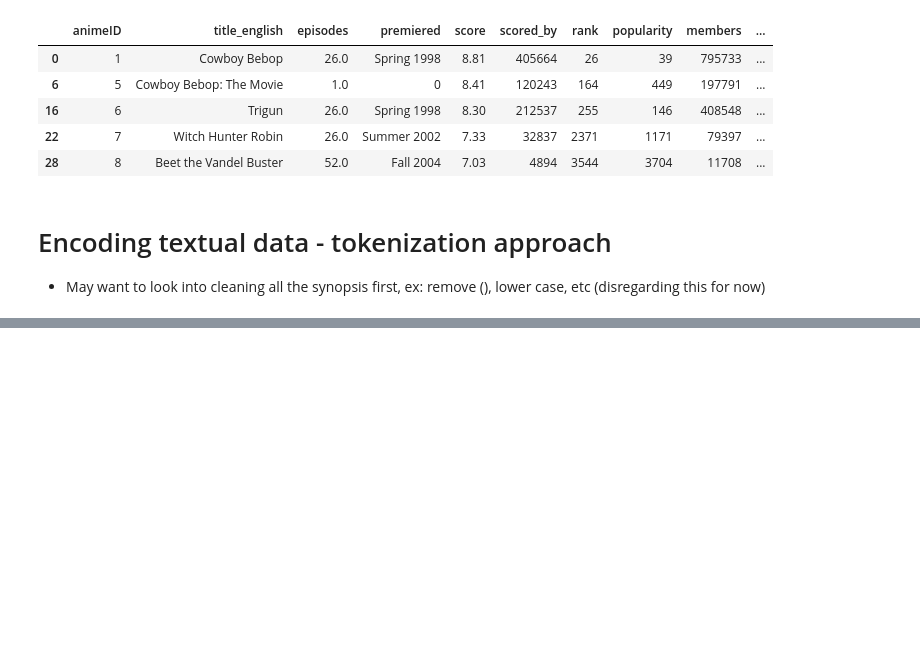
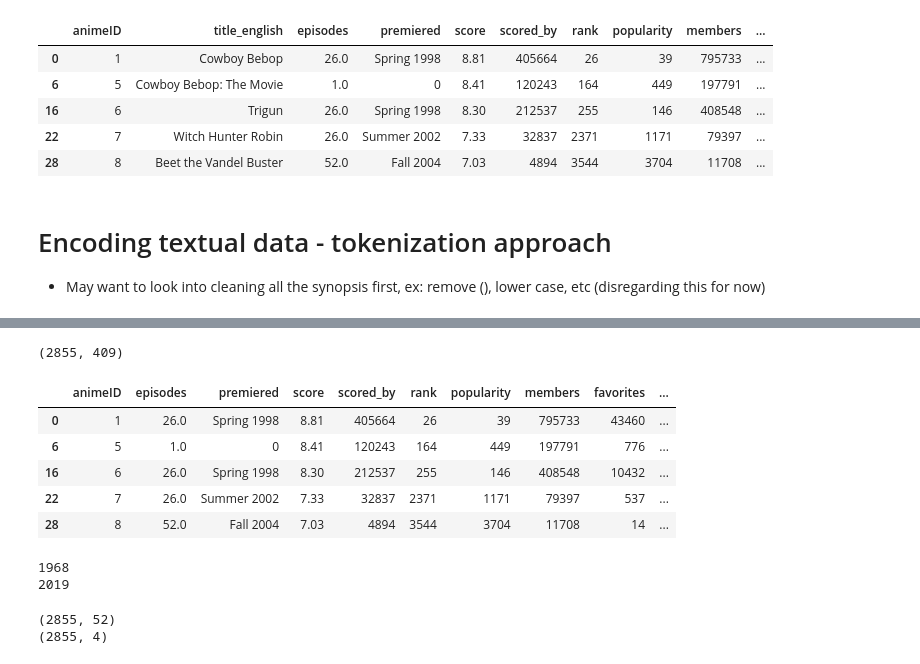
Before and after one commit to KWellesly/ML4Anime, a Jupyter notebook: data_cleaning.ipynb, the cells around one changed output, grey strips where cells are left out. Drawn from its saved outputs; the diff is of its cells as text; code cells hidden in the pictures; blank space fills up the shorter version.

Commit message:
some stuff for data_cleaning! one-hot encoding for premiered season and year

```diff
--- a/data_cleaning.ipynb
+++ b/data_cleaning.ipynb
@@ -347,3 +355,5 @@ padded_synopsis.shape
 # %%
 # load pretrained google word2vec model
-model = gensim.models.KeyedVectors.load_word2vec_format('./data/GoogleNews-vectors-negative300.bin.gz', binary=True)
+pretrained_path = 'https://s3.amazonaws.com/dl4j-distribution/GoogleNews-vectors-negative300.bin.gz'
+model = gensim.models.KeyedVectors.load_word2vec_format(pretrained_path, binary=True)
+# model = gensim.models.KeyedVectors.load_word2vec_format('./data/GoogleNews-vectors-negative300.bin.gz', binary=True)
@@ -375,0 +394,43 @@ reduced_df.head()
+# %%
+simp_cols = [col for col in list(reduced_df.columns) if ((col != 'title_english') & (col != 'synopsis'))]
+more_reduced_df = reduced_df[simp_cols]
+print(more_reduced_df.shape)
+more_reduced_df.head()
+# %% [output]
+(2855, 409)
+|  | animeID | episodes | premiered | score | scored_by | rank | popularity | members | favorites | ... |
+| 0 | 1 | 26.0 | Spring 1998 | 8.81 | 405664 | 26 | 39 | 795733 | 43460 | ... |
+| 6 | 5 | 1.0 | 0 | 8.41 | 120243 | 164 | 449 | 197791 | 776 | ... |
+| 16 | 6 | 26.0 | Spring 1998 | 8.30 | 212537 | 255 | 146 | 408548 | 10432 | ... |
+| 22 | 7 | 26.0 | Summer 2002 | 7.33 | 32837 | 2371 | 1171 | 79397 | 537 | ... |
+| 28 | 8 | 52.0 | Fall 2004 | 7.03 | 4894 | 3544 | 3704 | 11708 | 14 | ... |
+# %%
+premiered_list = list(more_reduced_df['premiered'].astype(str))
+p_list_no_zeros = [val for val in premiered_list if val != '0']
+oldest = int((min(p_list_no_zeros)).split()[1])
+print(oldest)
+youngest = int((max(p_list_no_zeros)).split()[1])
+print(youngest)
+# %% [output]
+1968
+2019
+# %%
+YR_RANGE = youngest - oldest + 1    # 2019 - 1968 + 1 = 52
+SEASONS = ['Spring', 'Summer', 'Fall', 'Winter']
+all_yrs = np.empty((0, YR_RANGE))   # shape = (0,52), ind0 = 1968
+all_seasons = np.empty((0, len(SEASONS)))   # shape = (0, 4)
+premiered = more_reduced_df['premiered'].astype(str)
+for i in range(len(more_reduced_df.index)): # 0 to 2854
+    premiered_year = np.zeros((YR_RANGE,))
+    premiered_season = np.zeros((len(SEASONS),))
+    splits = premiered.iloc[i].split()
+    if(len(splits) != 1):
+        premiered_year[int(splits[1])-oldest] = 1
+        premiered_season[SEASONS.index(splits[0])] = 1
+    all_yrs = np.append(all_yrs, premiered_year.reshape(1, -1),axis=0)
+    all_seasons = np.append(all_seasons, premiered_season.reshape(1, -1),axis=0)
+print(all_yrs.shape)
+print(all_seasons.shape)
+# %% [output]
+(2855, 52)
+(2855, 4)
```
Also changed, not shown: parts of 9 cells of this notebook, 4 other files.
